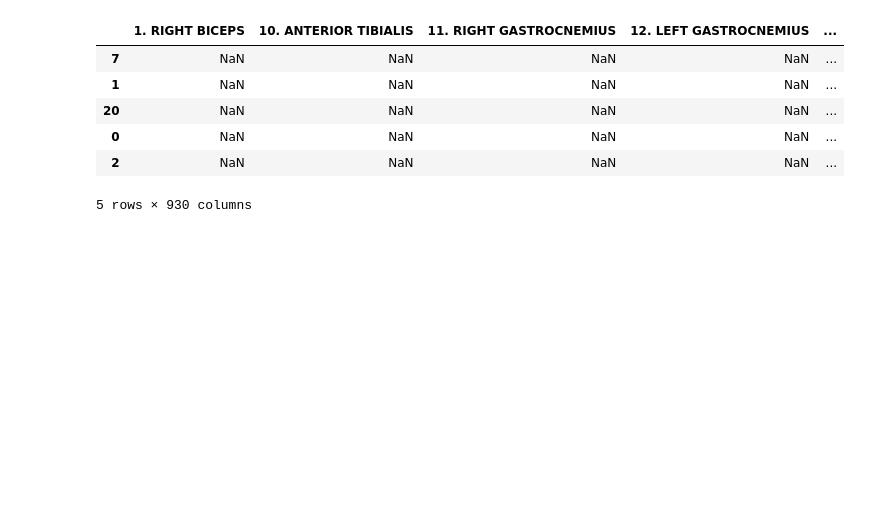
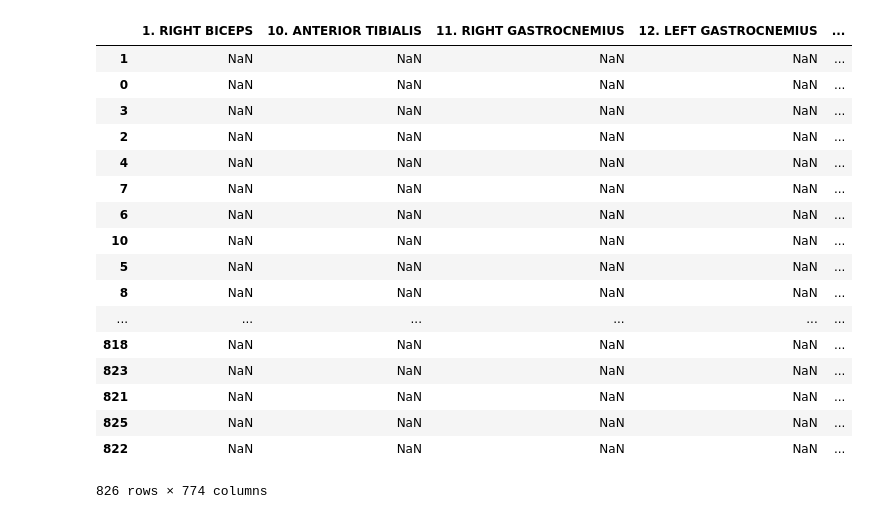
Before and after one commit to harrisonized/medical-notes-kaggle, a Jupyter notebook: eda.ipynb, the cells around one changed output. Saved outputs shown, nothing was run; the diff lists cells and outputs as text; code cells hidden in the pictures; blank space fills up the shorter version.

Commit message:
only importing labeled data

```diff
--- a/eda.ipynb
+++ b/eda.ipynb
@@ -4,6 +4,27 @@ from pymongo import MongoClient
 client = MongoClient() # Creates a client that uses the default port on localhost.
 database = client.medical_notes_kaggle # Connect to medical_notes_kaggle database
 # %%
-# import data
-mongodb_query = database.text.find({})
-text_tuple = list(mongodb_query)
+# import labeled data
+mongodb_query = database.train.find({})
+train_tuple = list(mongodb_query)
+train_df = pd.DataFrame.from_dict(train_tuple) # convert to dataframe
+train_df.sort_values('index_') # ready for modeling
+# %% [output]
+|  | 1. RIGHT BICEPS | 10. ANTERIOR TIBIALIS | 11. RIGHT GASTROCNEMIUS | 12. LEFT GASTROCNEMIUS | ... |
+| 1 | NaN | NaN | NaN | NaN | ... |
+| 0 | NaN | NaN | NaN | NaN | ... |
+| 3 | NaN | NaN | NaN | NaN | ... |
+| 2 | NaN | NaN | NaN | NaN | ... |
+| 4 | NaN | NaN | NaN | NaN | ... |
+| 7 | NaN | NaN | NaN | NaN | ... |
+| 6 | NaN | NaN | NaN | NaN | ... |
+| 10 | NaN | NaN | NaN | NaN | ... |
+| 5 | NaN | NaN | NaN | NaN | ... |
+| 8 | NaN | NaN | NaN | NaN | ... |
+| ... | ... | ... | ... | ... | ... |
+| 818 | NaN | NaN | NaN | NaN | ... |
+| 823 | NaN | NaN | NaN | NaN | ... |
+| 821 | NaN | NaN | NaN | NaN | ... |
+| 825 | NaN | NaN | NaN | NaN | ... |
+| 822 | NaN | NaN | NaN | NaN | ... |
+826 rows × 774 columns
@@ -12,10 +30,0 @@ text_df = pd.DataFrame.from_dict(text_tuple) # convert to dataframe
-# %%
-text_df.sort_values('index_').head() # ready for modeling
-# %% [output]
-|  | 1. RIGHT BICEPS | 10. ANTERIOR TIBIALIS | 11. RIGHT GASTROCNEMIUS | 12. LEFT GASTROCNEMIUS | ... |
-| 7 | NaN | NaN | NaN | NaN | ... |
-| 1 | NaN | NaN | NaN | NaN | ... |
-| 20 | NaN | NaN | NaN | NaN | ... |
-| 0 | NaN | NaN | NaN | NaN | ... |
-| 2 | NaN | NaN | NaN | NaN | ... |
-5 rows × 930 columns
```
Also changed, not shown: parts of 2 cells of this notebook, 1 other file.
